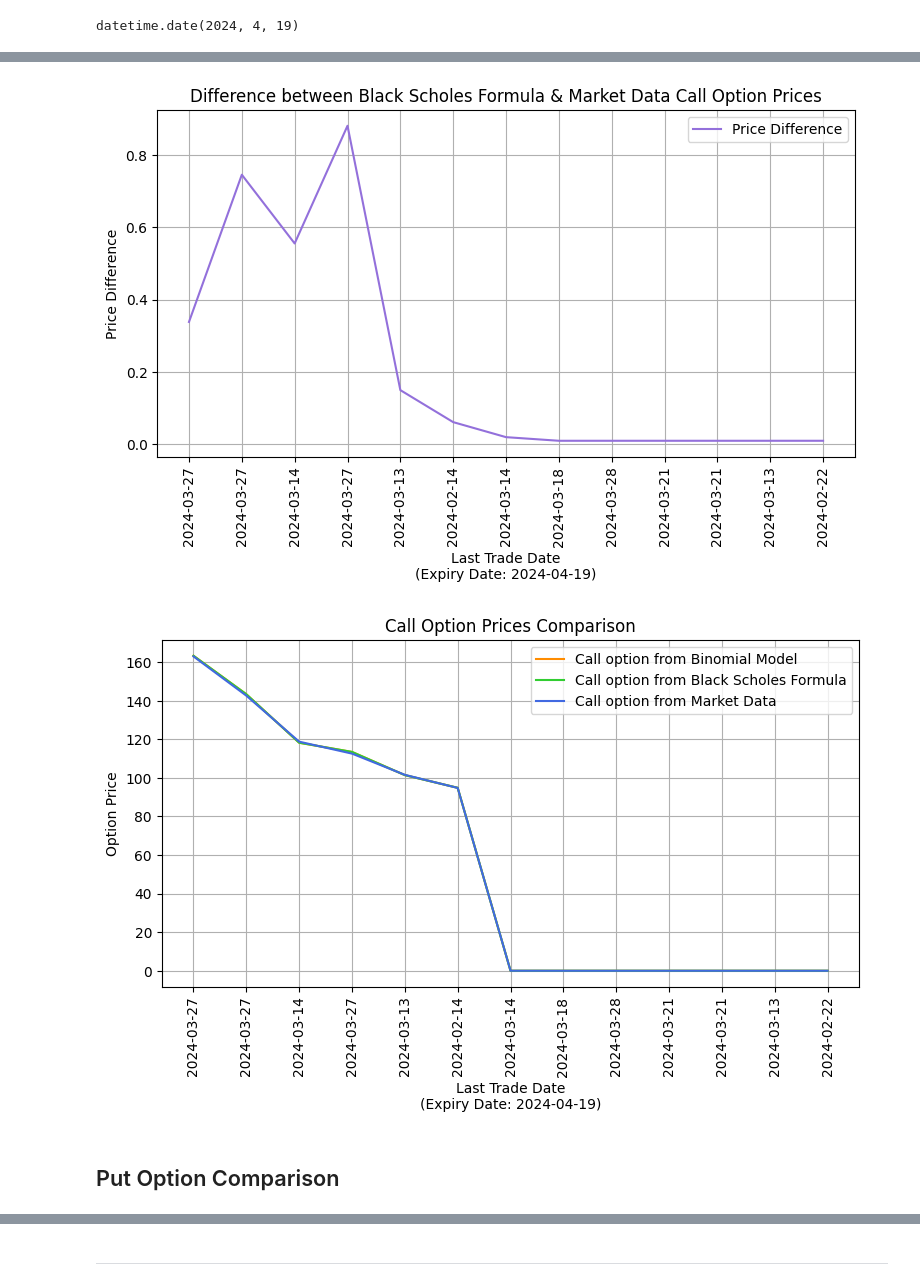
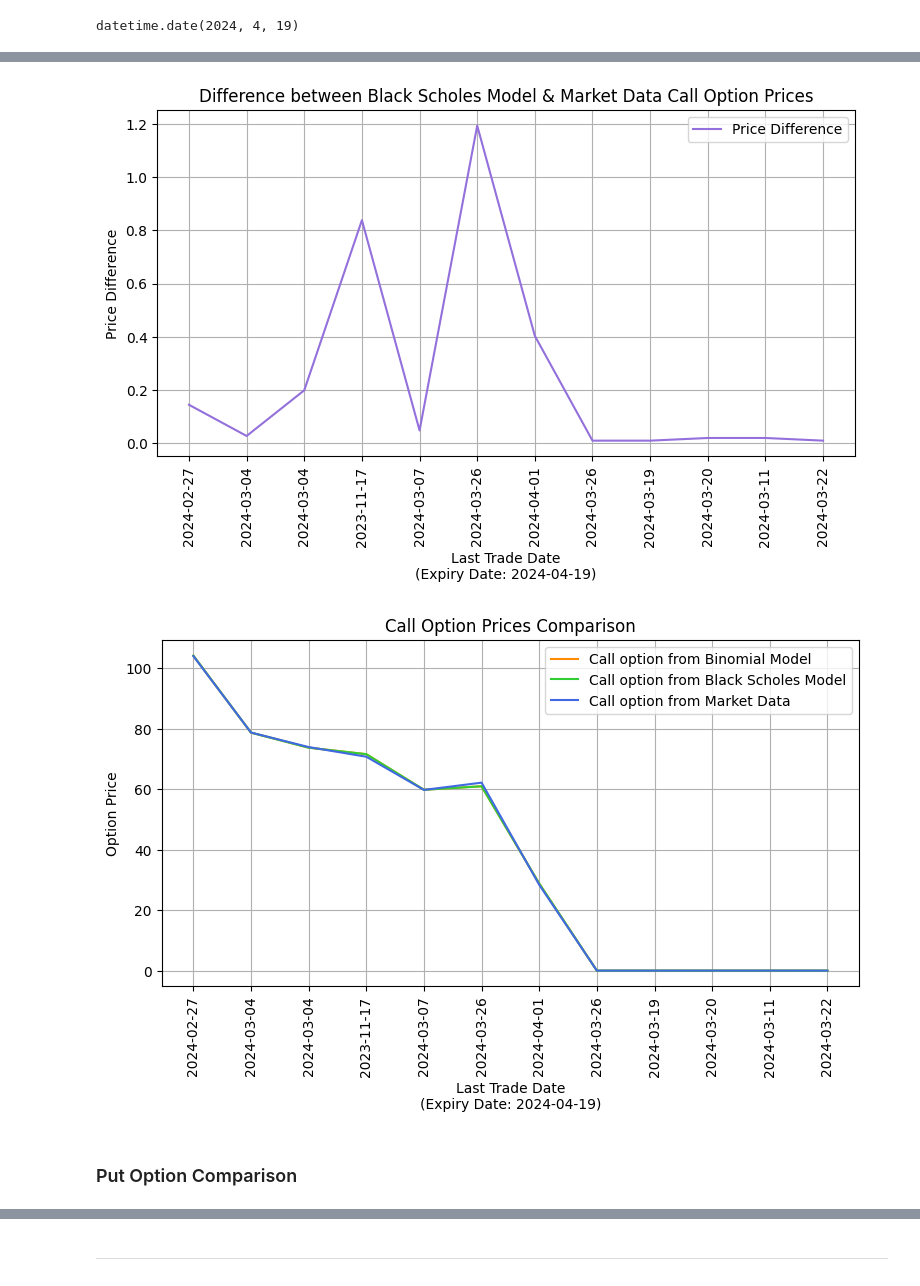
Before and after one commit to yorozuya-2003/IFE-Projects, a Jupyter notebook: Project-4/OptionPricing.ipynb, the cells around one changed output, grey strips where cells are left out. Saved outputs shown, nothing was run; the diff lists cells and outputs as text; code cells hidden in the pictures.

```diff
--- a/Project-4/OptionPricing.ipynb
+++ b/Project-4/OptionPricing.ipynb
@@ -13,7 +13,7 @@ warnings.filterwarnings('ignore')
 ## Loading stock data
 ---
 # %%
-google = yf.Ticker("AAPL")
+google = yf.Ticker("GOOGL")
 google_data = google.history(period="1y")
 # %% [markdown]
 ## Visualizing stock price data over time
@@ -355,7 +355,7 @@ plt.show()
 ## Comparison with actual market data
 ---
 # %%
-ticker_symbol = "AAPL"
+ticker_symbol = "GOOGL"
 options_data = yf.Ticker(ticker_symbol).options
 expiry_date = options_data[0]
 options_chain = yf.Ticker(ticker_symbol).option_chain(expiry_date)
@@ -540,7 +539,7 @@ plt.show()
 plt.figure(figsize=(9, 4.5))
 differences = abs(calls['optionPriceBlackScholes'] - calls['lastPrice'])
 plt.plot(calls.index, differences, label='Price Difference', c='mediumpurple')
-plt.title('Difference between Black Scholes Formula & Market Data Call Option Prices')
+plt.title('Difference between Black Scholes Model & Market Data Call Option Prices')
 plt.ylabel('Price Difference')
 plt.xlabel(f'Last Trade Date\n(Expiry Date: {expiry_date})')
 plt.xticks(calls.index, calls.lastTradeDate, rotation='vertical')
@@ -548,23 +547,23 @@ plt.grid(True)
 plt.legend()
 plt.show()
 # %% [output]
-[figure, old version]
+[figure, new version]
 # %%
 plt.figure(figsize=(9, 4.5))
 plt.plot(calls.index, calls['optionPriceBinomial'], label='Call option from Binomial Model', c='darkorange')
-plt.plot(calls.index, calls['optionPriceBlackScholes'], label='Call option from Black Scholes Formula', c='limegreen')
+plt.plot(calls.index, calls['optionPriceBlackScholes'], label='Call option from Black Scholes Model', c='limegreen')
 plt.plot(calls.index, calls['lastPrice'], label='Call option from Market Data', c='royalblue')
 plt.title('Call Option Prices Comparison')
 plt.ylabel('Option Price')
 plt.xlabel(f'Last Trade Date\n(Expiry Date: {expiry_date})')
 plt.xticks(calls.index, calls.lastTradeDate, rotation='vertical')
 plt.grid(True)
 plt.legend()
 plt.show()
 # %% [output]
-[figure, old version]
+[figure, new version]
 # %% [markdown]
-## Put Option Comparison
+### Put Option Comparison
 # %%
 puts['lastTradeDate'] = pd.to_datetime(puts['lastTradeDate']).dt.date
 start_date = "2023-03-28"
```
Also changed, not shown: parts of 47 cells of this notebook.
